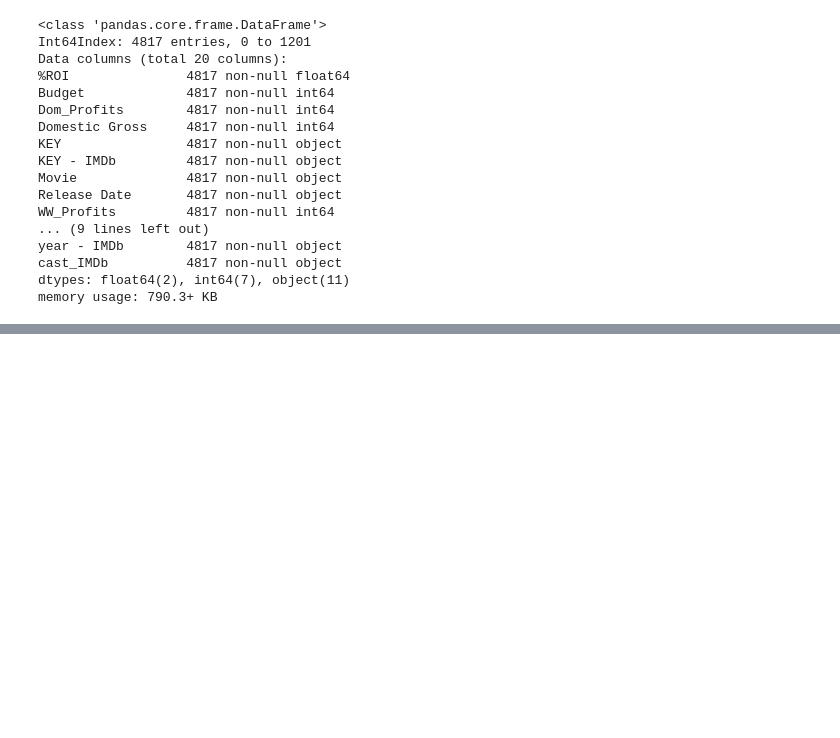
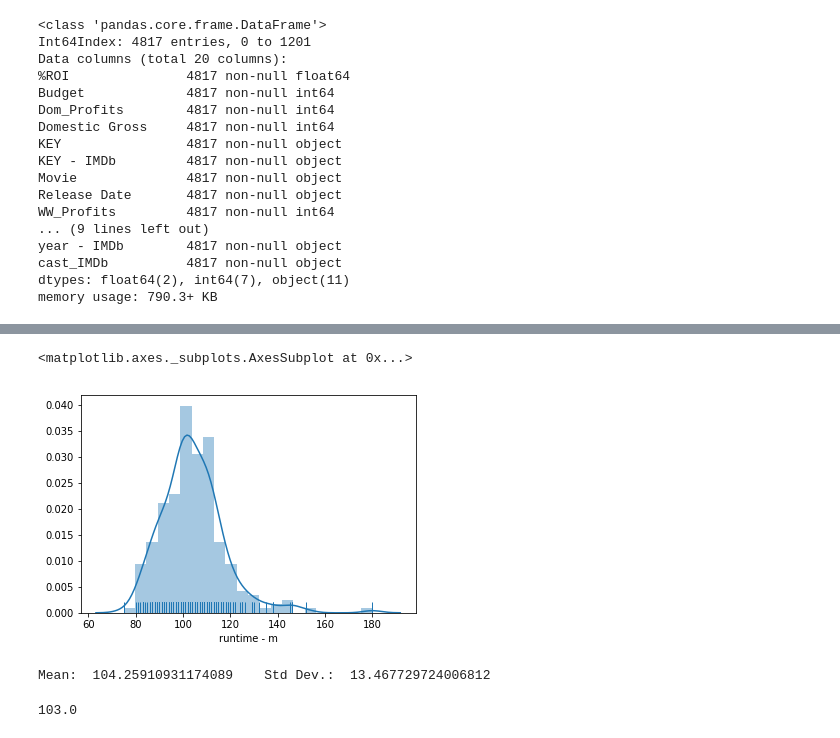
Before and after one commit to CristinaTRico/Mod1Project, a Jupyter notebook: CLE_scratch.ipynb, the cells around one changed output, grey strips where cells are left out. Cells and saved outputs as stored; diff of their text form; code cells hidden in the pictures; blank space fills up the shorter version.

```diff
--- a/CLE_scratch.ipynb
+++ b/CLE_scratch.ipynb
@@ -481,0 +486,16 @@ Comedies_d_avgROI.head(10)
+# %%
+sns.distplot(Comedies_r['runtime - m'], kde=True, rug=True)
+# %% [output]
+<matplotlib.axes._subplots.AxesSubplot at 0x...>
+[figure, added]
+# %%
+sigma = Comedies_r['runtime - m'].std()
+mean_rt = Comedies_r['runtime - m'].mean()
+print('Mean: ', mean_rt, '   Std Dev.: ', sigma)
+# %% [output]
+Mean:  104.25910931174089    Std Dev.:  13.467729724006812
+# %%
+med_runtime = Comedies_r['runtime - m'].median()
+med_runtime
+# %% [output]
+103.0
```
Also changed, not shown: parts of 10 cells of this notebook.
